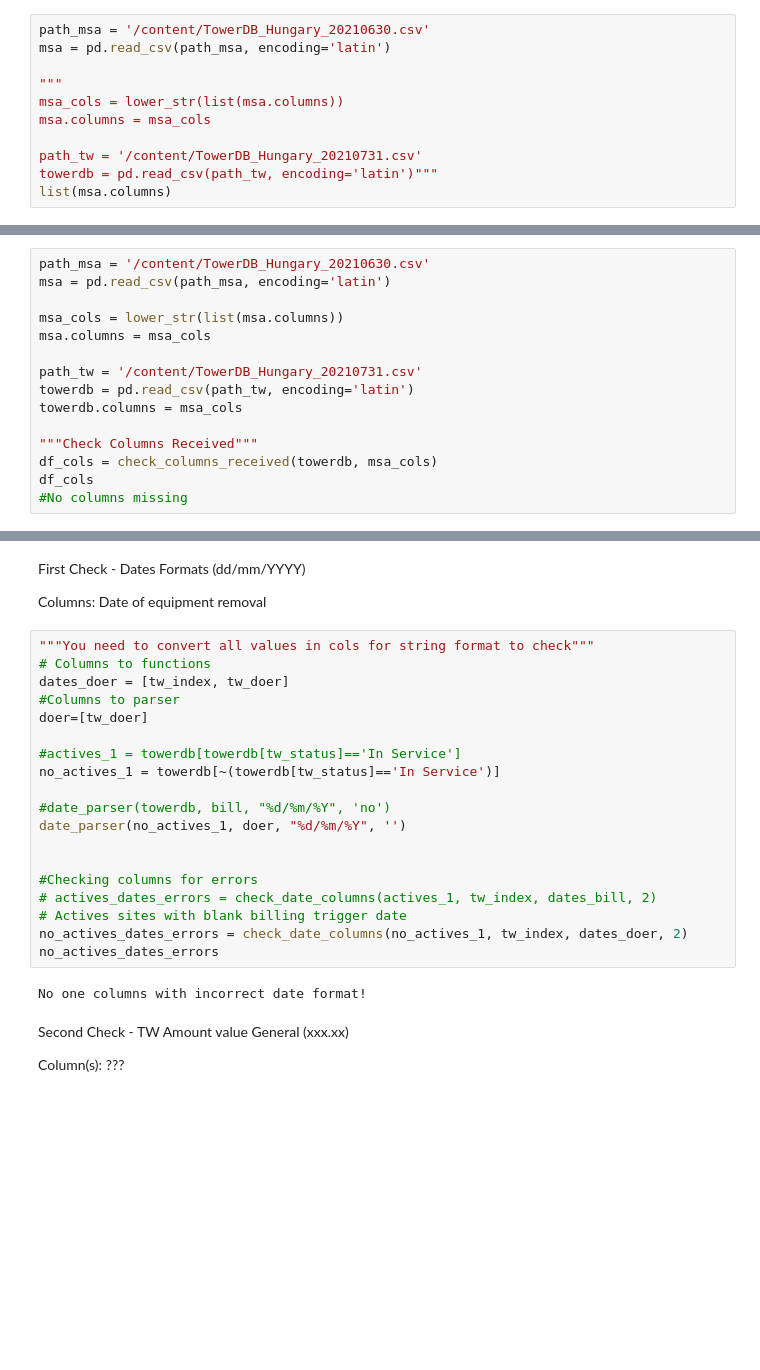
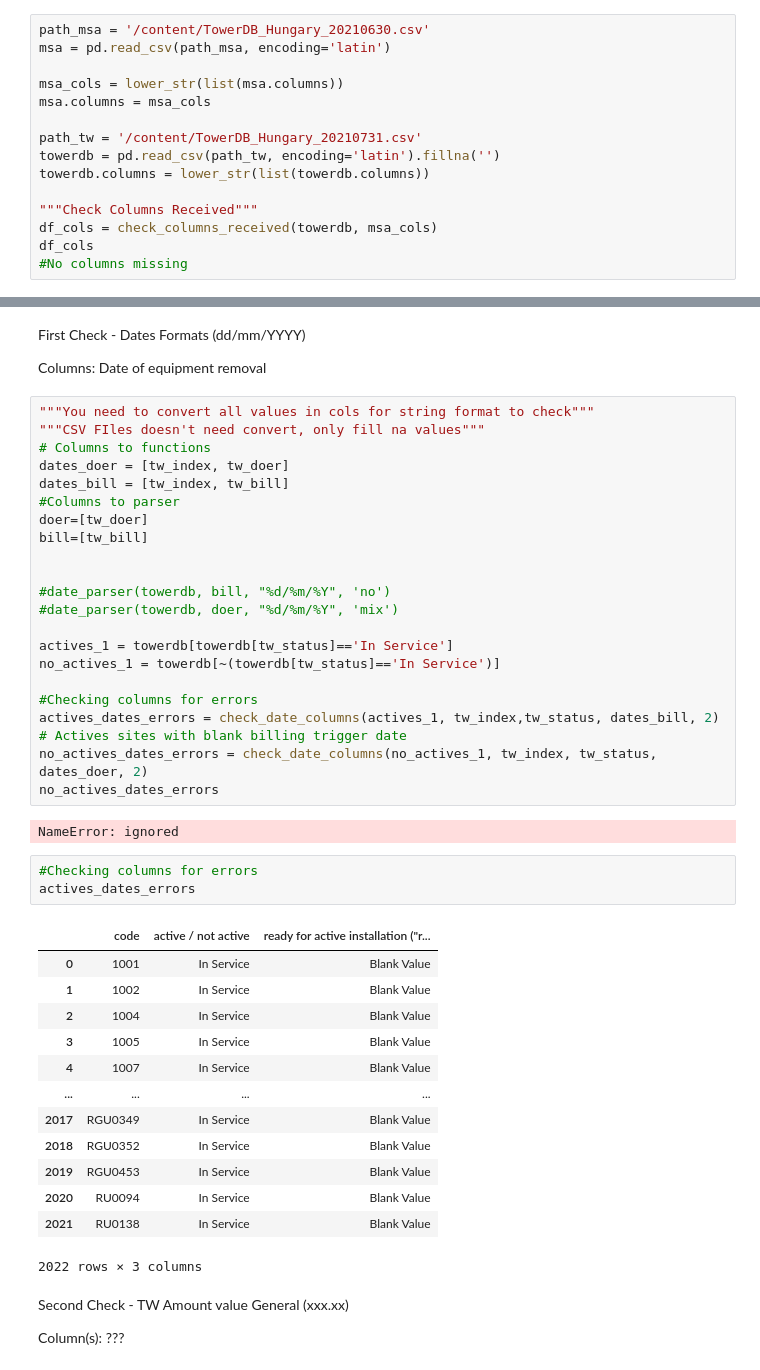
Before and after one commit to emerenan/xlsx_validation, a Jupyter notebook: hu_validations.ipynb, the cells around one changed output, grey strips where cells are left out. Saved outputs shown, nothing was run; the diff lists cells and outputs as text; blank space fills up the shorter version.

```diff
--- a/hu_validations.ipynb
+++ b/hu_validations.ipynb
@@ -580,10 +1102,14 @@ def general_log_erros(df_list, sheet_list, path):
 path_msa = '/content/TowerDB_Hungary_20210630.csv'
 msa = pd.read_csv(path_msa, encoding='latin')
 
-"""
 msa_cols = lower_str(list(msa.columns))
 msa.columns = msa_cols
 
 path_tw = '/content/TowerDB_Hungary_20210731.csv'
-towerdb = pd.read_csv(path_tw, encoding='latin')"""
-list(msa.columns)
+towerdb = pd.read_csv(path_tw, encoding='latin').fillna('')
+towerdb.columns = lower_str(list(towerdb.columns))
+
+"""Check Columns Received"""
+df_cols = check_columns_received(towerdb, msa_cols)
+df_cols
+#No columns missing
@@ -590,15 +1122,0 @@ list(msa.columns)
-# %%
-path_msa = '/content/TowerDB_Hungary_20210630.csv'
-msa = pd.read_csv(path_msa, encoding='latin')
-
-msa_cols = lower_str(list(msa.columns))
-msa.columns = msa_cols
-
-path_tw = '/content/TowerDB_Hungary_20210731.csv'
-towerdb = pd.read_csv(path_tw, encoding='latin')
-towerdb.columns = msa_cols
-
-"""Check Columns Received"""
-df_cols = check_columns_received(towerdb, msa_cols)
-df_cols
-#No columns missing
@@ -630,25 +1146,45 @@ First Check - Dates Formats (dd/mm/YYYY)
 Columns: Date of equipment removal
 # %%
 """You need to convert all values in cols for string format to check"""
+"""CSV FIles doesn't need convert, only fill na values"""
 # Columns to functions
 dates_doer = [tw_index, tw_doer]
+dates_bill = [tw_index, tw_bill]
 #Columns to parser
 doer=[tw_doer]
+bill=[tw_bill]
 
-#actives_1 = towerdb[towerdb[tw_status]=='In Service']
+
+#date_parser(towerdb, bill, "%d/%m/%Y", 'no')
+#date_parser(towerdb, doer, "%d/%m/%Y", 'mix')
+
+actives_1 = towerdb[towerdb[tw_status]=='In Service']
 no_actives_1 = towerdb[~(towerdb[tw_status]=='In Service')]
 
-#date_parser(towerdb, bill, "%d/%m/%Y", 'no')
-date_parser(no_actives_1, doer, "%d/%m/%Y", '')
-
-
 #Checking columns for errors
-# actives_dates_errors = check_date_columns(actives_1, tw_index, dates_bill, 2)
+actives_dates_errors = check_date_columns(actives_1, tw_index,tw_status, dates_bill, 2)
 # Actives sites with blank billing trigger date
-no_actives_dates_errors = check_date_columns(no_actives_1, tw_index, dates_doer, 2)
+no_actives_dates_errors = check_date_columns(no_actives_1, tw_index, tw_status, dates_doer, 2)
 no_actives_dates_errors
 # %% [output]
-No one columns with incorrect date format!
+NameError: ignored
+# %%
+#Checking columns for errors
+actives_dates_errors
+# %% [output]
+|  | code | active / not active | ready for active installation ("r... |
+| 0 | 1001 | In Service | Blank Value |
+| 1 | 1002 | In Service | Blank Value |
+| 2 | 1004 | In Service | Blank Value |
+| 3 | 1005 | In Service | Blank Value |
+| 4 | 1007 | In Service | Blank Value |
+| ... | ... | ... | ... |
+| 2017 | RGU0349 | In Service | Blank Value |
+| 2018 | RGU0352 | In Service | Blank Value |
+| 2019 | RGU0453 | In Service | Blank Value |
+| 2020 | RU0094 | In Service | Blank Value |
+| 2021 | RU0138 | In Service | Blank Value |
+2022 rows × 3 columns
 # %% [markdown]
 Second Check - TW Amount value General (xxx.xx)
 
```
Also changed, not shown: parts of 26 cells of this notebook.
